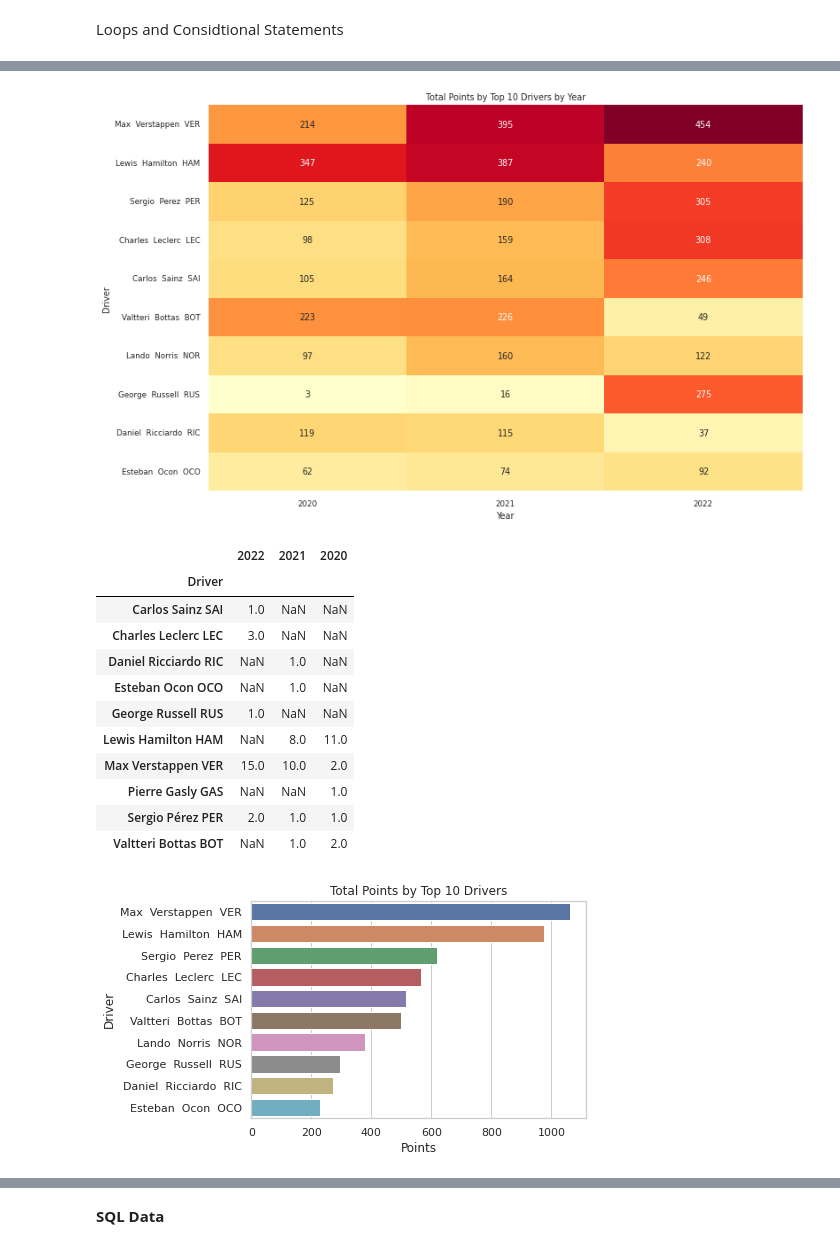
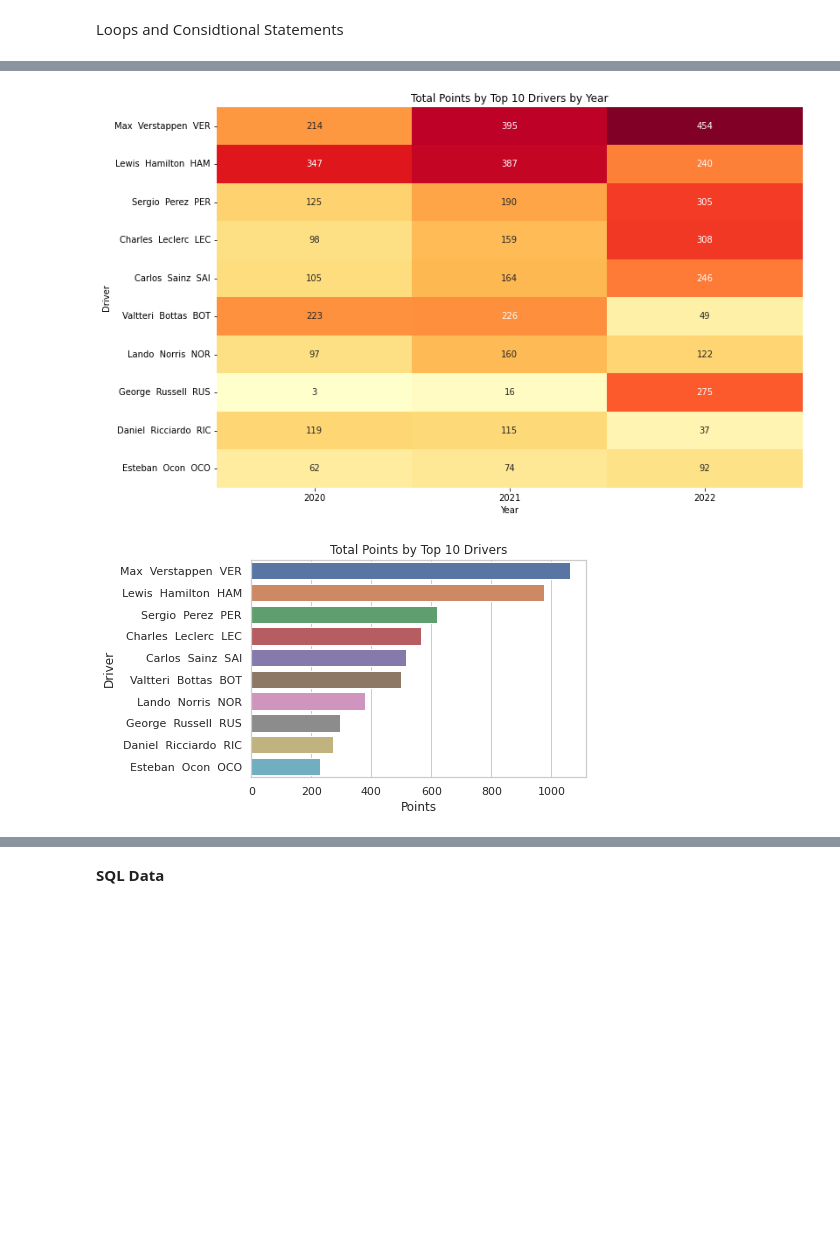
Before and after one commit to brianregan111/UCDPA-BrianRegan, a Jupyter notebook: Project_F1_Data_Analysis_Finished.ipynb, the cells around one changed output, grey strips where cells are left out. Cells and saved outputs as stored; diff of their text form; code cells hidden in the pictures; blank space fills up the shorter version.

```diff
--- a/Project_F1_Data_Analysis_Finished.ipynb
+++ b/Project_F1_Data_Analysis_Finished.ipynb
@@ -332,47 +331,35 @@ drpoints = StandingsCOMB.groupby('Driver').agg({'Points': 'sum'}).reset_index()
 
 #Calculate the percentage of total points for each driver
 drpoints['%'] = 100 * drpoints['Points'] / drpoints['Points'].sum()
 
 
 #Sort the DataFrame by highest points
 drpoints = drpoints.sort_values('Points', ascending=False)
 
 
 #display and use custom function to reduce decimal places on %
-display(round_to_two_decimal_places(df.head(10)))
+#display(round_to_two_decimal_places(df.head(10)))
 
 # Create the horizontal bar plot using seaborn
 sns.set(style="whitegrid")
 fig, ax = plt.subplots()
 #Only show top 10
 sns.barplot(x='Points', y='Driver', data=drpoints.head(10), ax=ax)
 ax.set_xlabel('Points')
 ax.set_ylabel('Driver')
 #Set title
 ax.set_title('Total Points by Top 10 Drivers')
 plt.show()
 
 
 #Create the pie chart
 plt.figure(figsize=(8, 8))
 plt.pie(drpoints.head(10)['%'], labels=drpoints.head(10)['Driver'], autopct='%1.1f%%')
 # set title
 plt.title('Percentage of Total Points by Top 10 Drivers')
 plt.show()
 # %% [output]
-[figure, old version]
+[figure, new version]
-|  | 2022 | 2021 | 2020 |
-| Driver |  |  |  |
-| Carlos Sainz SAI | 1.0 | NaN | NaN |
-| Charles Leclerc LEC | 3.0 | NaN | NaN |
-| Daniel Ricciardo RIC | NaN | 1.0 | NaN |
-| Esteban Ocon OCO | NaN | 1.0 | NaN |
-| George Russell RUS | 1.0 | NaN | NaN |
-| Lewis Hamilton HAM | NaN | 8.0 | 11.0 |
-| Max Verstappen VER | 15.0 | 10.0 | 2.0 |
-| Pierre Gasly GAS | NaN | NaN | 1.0 |
-| Sergio Pérez PER | 2.0 | 1.0 | 1.0 |
-| Valtteri Bottas BOT | NaN | 1.0 | 2.0 |
 [figure]
 [figure]
 # %% [markdown]
```
Also changed, not shown: parts of 7 cells of this notebook.
